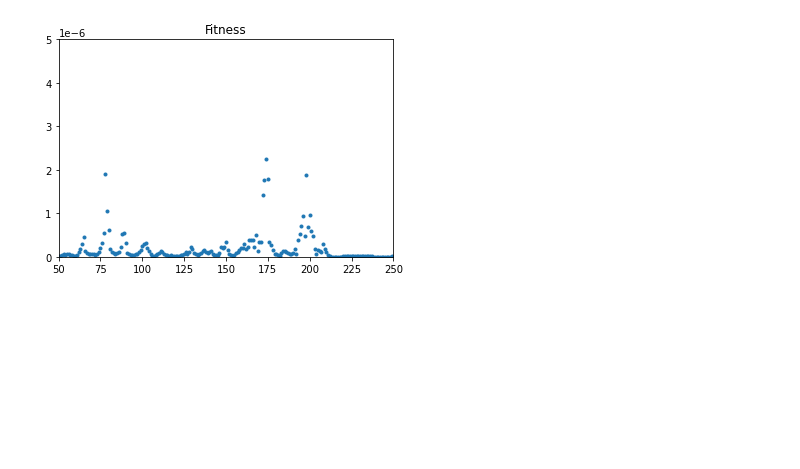
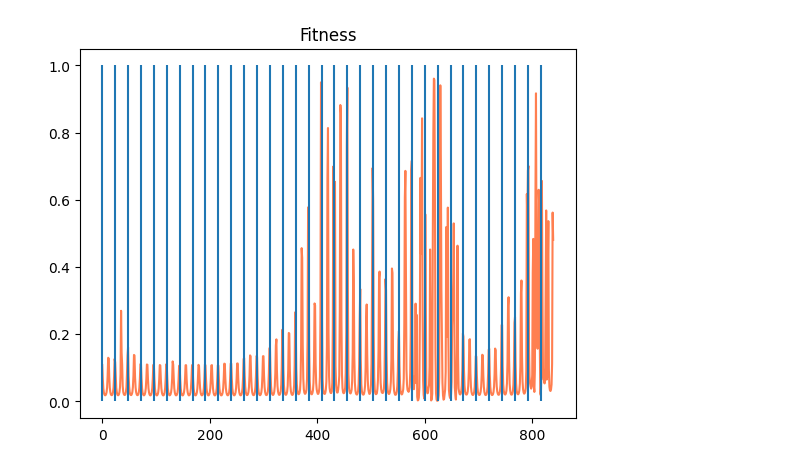
Before and after one commit to SysEvo/Circadian_clock_Neurospora, a Jupyter notebook: Data_analisys.ipynb, the cells around one changed output. Saved outputs shown, nothing was run; the diff lists cells and outputs as text; code cells hidden in the pictures; blank space fills up the shorter version.

```diff
--- a/Data_analisys.ipynb
+++ b/Data_analisys.ipynb
@@ -28,5 +73,5 @@ for i in range(len(rW)):
 # %%
-resultA = pd.read_csv("Result/AveGenSub_u0.03_M1.1_st600_N1000_v0.2_LD0_alg0_0.csv")
+resultA = pd.read_csv("Result/AveGenSub_u0.03_M1.1_st550_N1000_v0.2_LD0_alg0_0.csv")
 resultA
 # %% [output]
 |  | Unnamed: 0 | Generation | Environment (LD=0 or DD=1) | Expresion and repression constants | Constant of light rate | ... |
@@ -45,9 +90,8 @@ resultA
 # %%
-plt.plot(resultA["Fitness"],'.')
+plt.plot(resultA["Fitness"],'coral')
+plt.vlines(range(0,len(resultA["Fitness"]),24),0,1)
 plt.title("Fitness")
-plt.xlim([50,250])
-plt.ylim([0,0.5e-5])
 #plt.savefig("Result/Light_u0.03_M1.1_st600_N1000_v0.2_LD0_alg0_0.jpg")
 plt.show()
 # %% [output]
-[figure, old version]
+[figure, new version]
```
Also changed, not shown: parts of 14 cells of this notebook, 2 other files.
